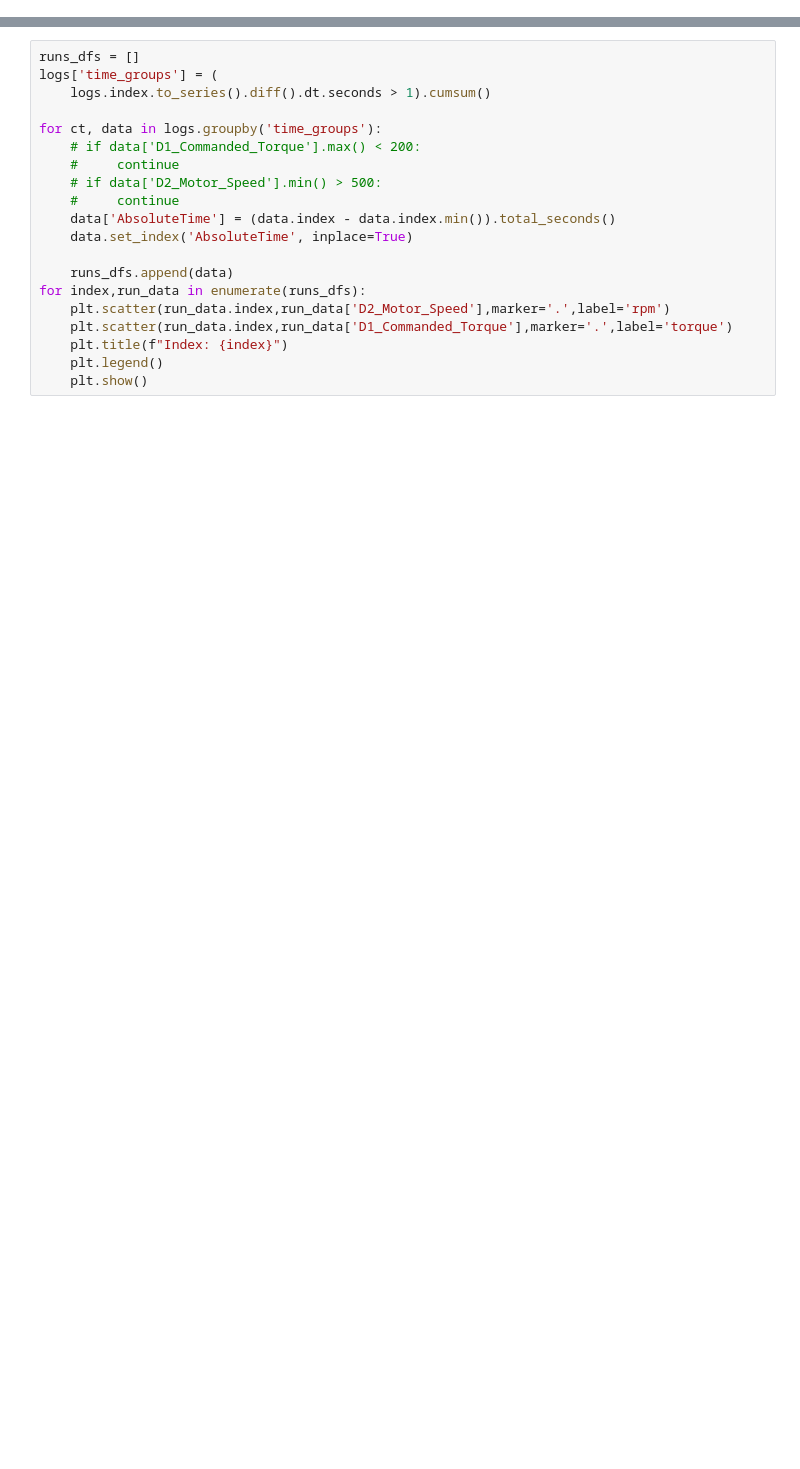
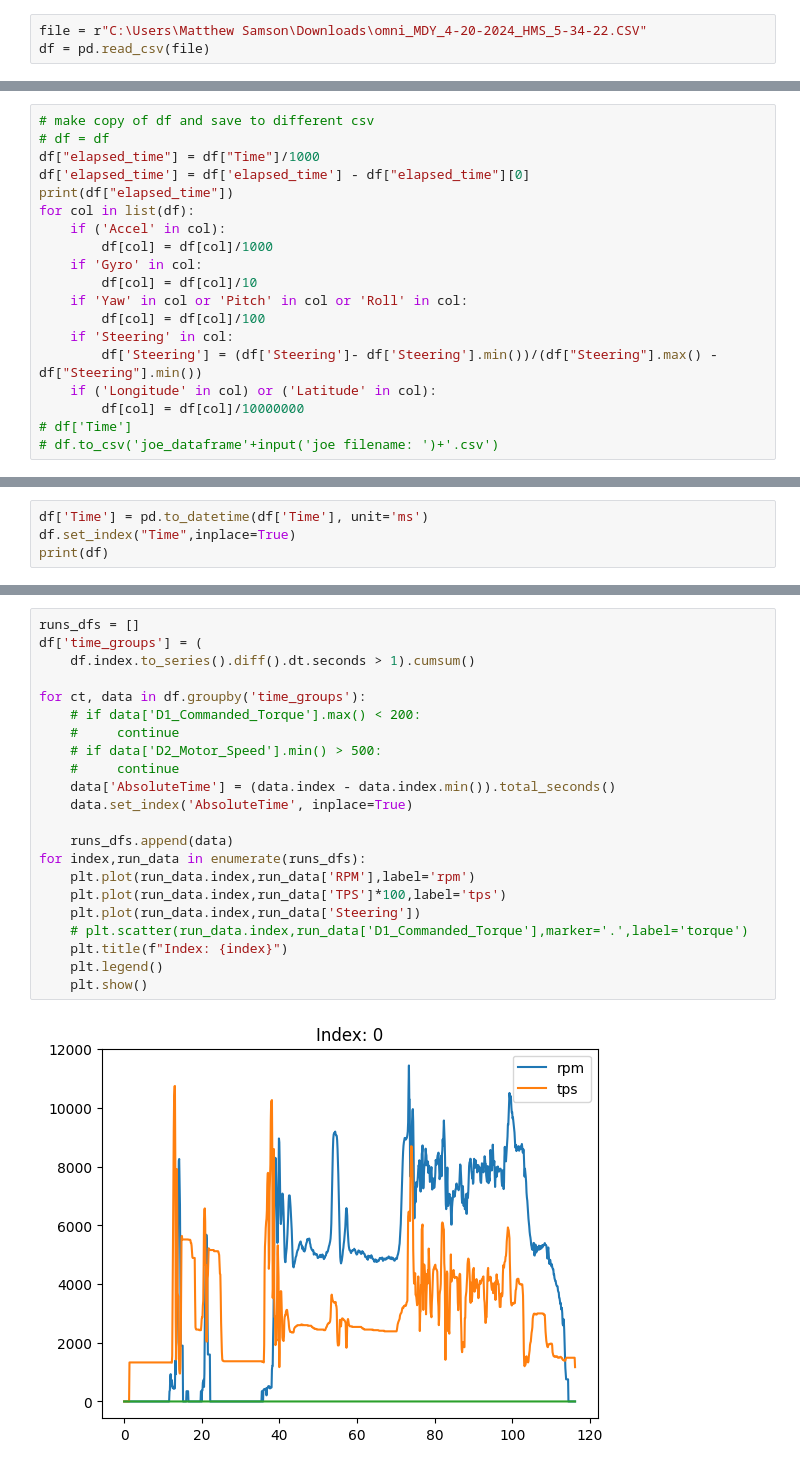
Before and after one commit to KSU-MS/python-data-analysis, a Jupyter notebook: omnilogviewer.ipynb, the cells around one changed output, grey strips where cells are left out. Drawn from its saved outputs; the diff is of its cells as text; blank space fills up the shorter version.

Commit message:
add omni viewer and update others

```diff
--- a/omnilogviewer.ipynb
+++ b/omnilogviewer.ipynb
@@ -30,0 +5,3 @@ list(logs)
+# %%
+file = r"C:\Users\Matthew Samson\Downloads\omni_MDY_4-20-2024_HMS_5-34-22.CSV"
+df = pd.read_csv(file)
@@ -30,0 +14,19 @@ list(logs)
+# %%
+# make copy of df and save to different csv
+# df = df
+df["elapsed_time"] = df["Time"]/1000
+df['elapsed_time'] = df['elapsed_time'] - df["elapsed_time"][0]
+print(df["elapsed_time"])
+for col in list(df):
+    if ('Accel' in col):
+        df[col] = df[col]/1000
+    if 'Gyro' in col:
+        df[col] = df[col]/10
+    if 'Yaw' in col or 'Pitch' in col or 'Roll' in col:
+        df[col] = df[col]/100
+    if 'Steering' in col:
+        df['Steering'] = (df['Steering']- df['Steering'].min())/(df["Steering"].max() - df["Steering"].min())
+    if ('Longitude' in col) or ('Latitude' in col):
+        df[col] = df[col]/10000000
+# df['Time']
+# df.to_csv('joe_dataframe'+input('joe filename: ')+'.csv')
@@ -30,0 +46,4 @@ list(logs)
+# %%
+df['Time'] = pd.to_datetime(df['Time'], unit='ms')
+df.set_index("Time",inplace=True)
+print(df)
@@ -31,20 +192,24 @@ list(logs)
 # %%
 runs_dfs = []
-logs['time_groups'] = (
-    logs.index.to_series().diff().dt.seconds > 1).cumsum()
+df['time_groups'] = (
+    df.index.to_series().diff().dt.seconds > 1).cumsum()
 
-for ct, data in logs.groupby('time_groups'):
+for ct, data in df.groupby('time_groups'):
     # if data['D1_Commanded_Torque'].max() < 200:
     #     continue
     # if data['D2_Motor_Speed'].min() > 500:
     #     continue
     data['AbsoluteTime'] = (data.index - data.index.min()).total_seconds()
     data.set_index('AbsoluteTime', inplace=True)
 
     runs_dfs.append(data)
 for index,run_data in enumerate(runs_dfs):
-    plt.scatter(run_data.index,run_data['D2_Motor_Speed'],marker='.',label='rpm')
-    plt.scatter(run_data.index,run_data['D1_Commanded_Torque'],marker='.',label='torque')
+    plt.plot(run_data.index,run_data['RPM'],label='rpm')
+    plt.plot(run_data.index,run_data['TPS']*100,label='tps')
+    plt.plot(run_data.index,run_data['Steering'])
+    # plt.scatter(run_data.index,run_data['D1_Commanded_Torque'],marker='.',label='torque')
     plt.title(f"Index: {index}")
     plt.legend()
     plt.show()
+# %% [output]
+[figure, added]
```
Also changed, not shown: parts of 9 cells of this notebook, 6 other files.
